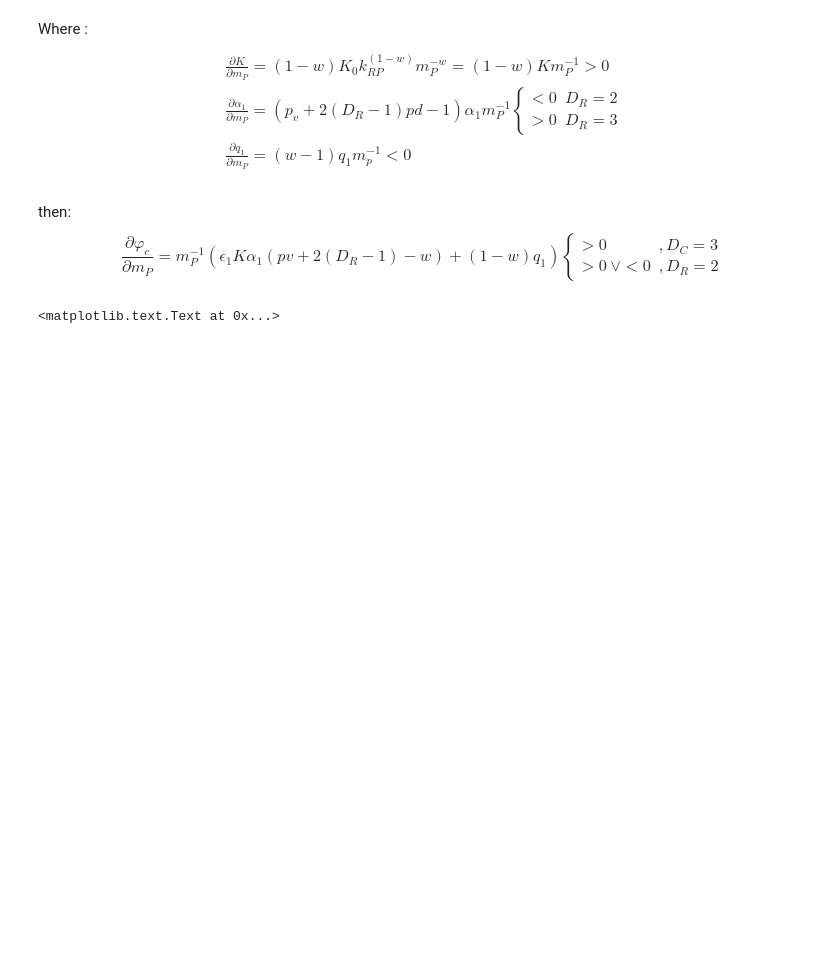
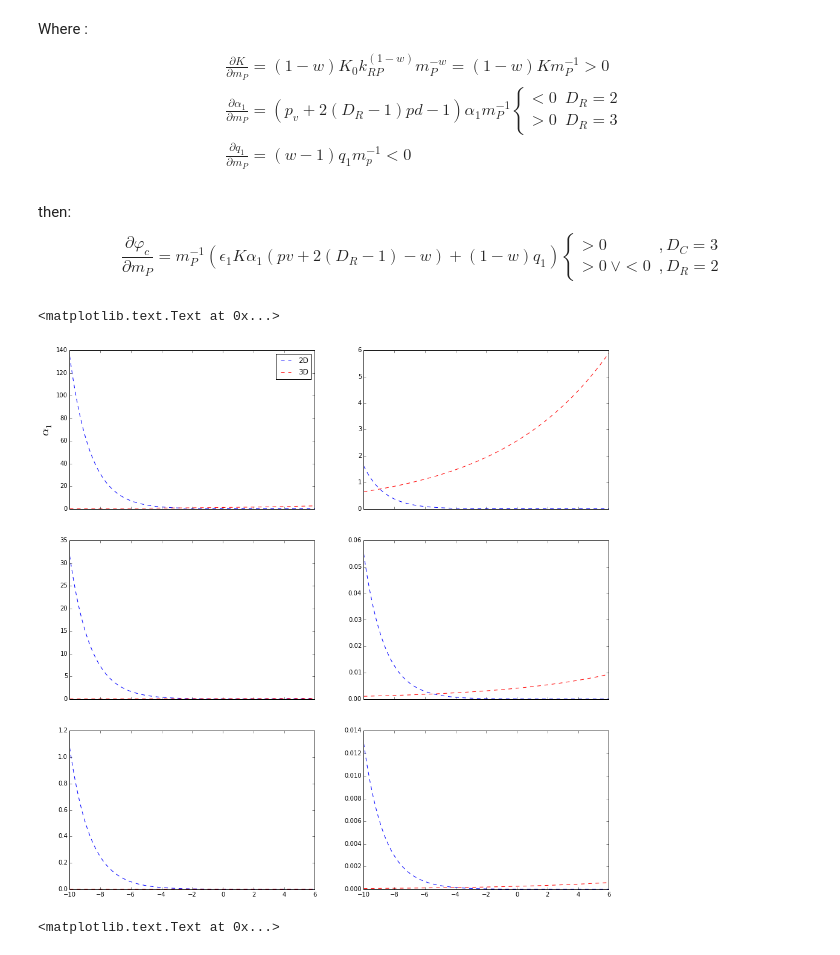
Before and after one commit to Carlos16/Tesis-IGP, a Jupyter notebook: code/Theory/massPredatorInfluence.ipynb, the cells around one changed output. Cells and saved outputs as stored; diff of their text form; code cells hidden in the pictures; blank space fills up the shorter version.

```diff
--- a/code/Theory/massPredatorInfluence.ipynb
+++ b/code/Theory/massPredatorInfluence.ipynb
@@ -35,6 +35,32 @@ then:
 \begin{equation}
     \frac{\partial \varphi_c}{\partial m_P} = m_P^{-1}(\epsilon_1K\alpha_1( pv + 2(D_R-1) -w) + (1-w)q_1) \begin{cases} >0 &,D_C = 3 \\ >0 \ \lor <0 &, D_R = 2 \end{cases}
 \end{equation}
+# %%
+fig,axes = plt.subplots(nrows=3,ncols=2,sharex = True ,figsize = (16,16))
+axes[0,0].plot(np.log10(xRange),F1['a1'](1e5,1e-3,xRange),'b--',label ="2D")
+axes[0,0].plot(np.log10(xRange),F2['a1'](1e5,1e-3,xRange),'r--',label = "3D")
+
+axes[0,1].plot(np.log10(xRange),F1['a1'](1e5,1e3,xRange),'b--',label ="2D")
+axes[0,1].plot(np.log10(xRange),F2['a1'](1e5,1e3,xRange),'r--',label = "3D")
+
+axes[1,0].plot(np.log10(xRange),F1['a1'](1e2,1e-3,xRange),'b--',label ="2D")
+axes[1,0].plot(np.log10(xRange),F2['a1'](1e2,1e-3,xRange),'r--',label = "3D")
+
+axes[1,1].plot(np.log10(xRange),F1['a1'](1e-2,1e3,xRange),'b--',label ="2D")
+axes[1,1].plot(np.log10(xRange),F2['a1'](1e-2,1e3,xRange),'r--',label = "3D")
+
+axes[2,0].plot(np.log10(xRange),F1['a1'](1e-5,1e-3,xRange),'b--',label ="2D")
+axes[2,0].plot(np.log10(xRange),F2['a1'](1e-5,1e-3,xRange),'r--',label = "3D")
+
+axes[2,1].plot(np.log10(xRange),F1['a1'](1e-5,1e3,xRange),'b--',label ="2D")
+axes[2,1].plot(np.log10(xRange),F2['a1'](1e-5,1e3,xRange),'r--',label = "3D")
+
+axes[0,0].legend(loc ="best")
+axes[0,0].set_ylabel(r"$\alpha_1$",size=20)
+#axes[0,0].set_ylim([0.,0.02])
+# %% [output]
+<matplotlib.text.Text at 0x...>
+[figure, added]
 # %%
 fig,axes = plt.subplots()
 axes.plot(np.log10(xRange),F1['I_C_s2'](1e-5,1e-3,xRange),'b--',label ="2D")
```
Also changed, not shown: parts of 4 cells of this notebook, 13 other files.
